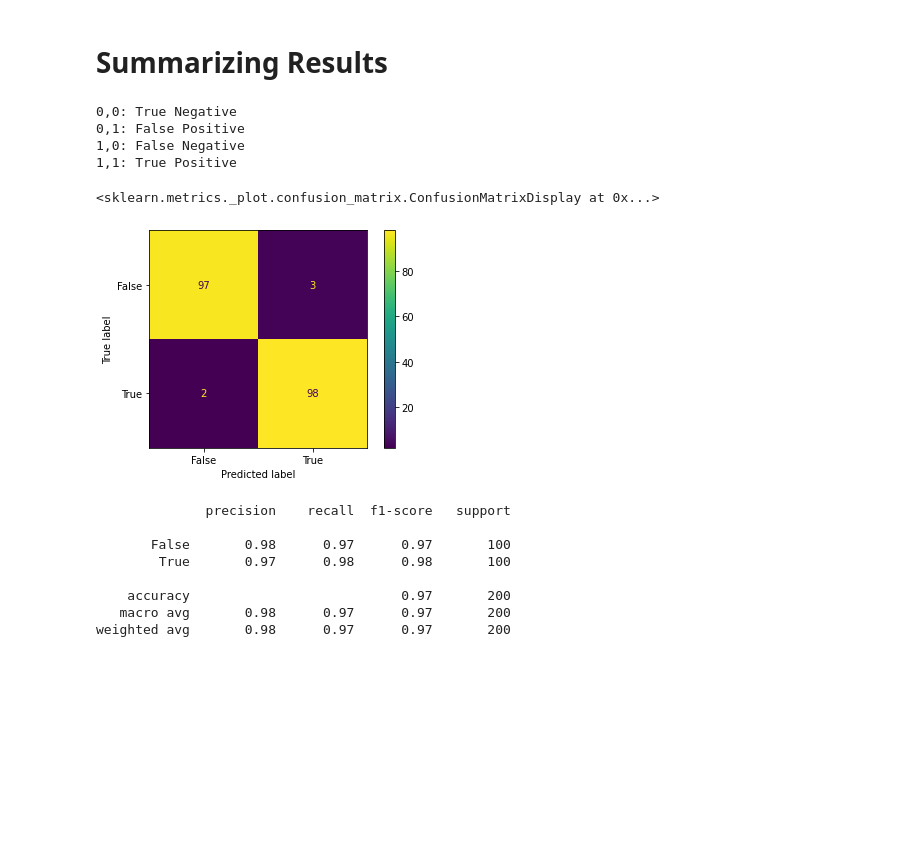
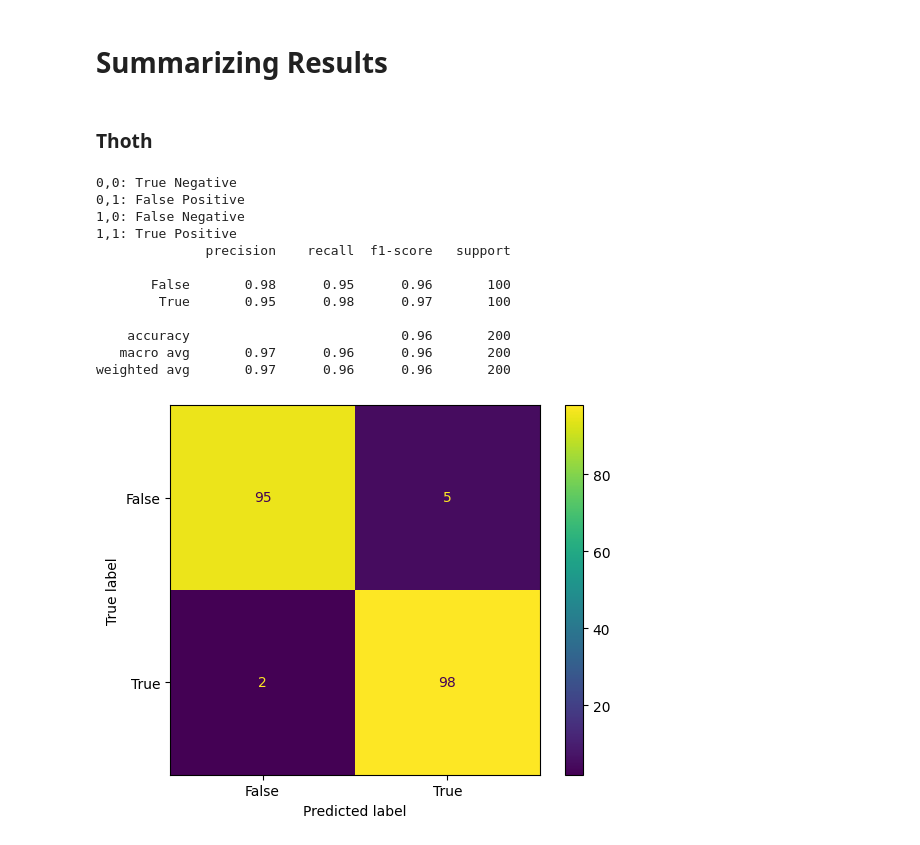
Before and after one commit to rafaelleinio/thoth, a Jupyter notebook: examples/example-02.ipynb, the cells around one changed output. Drawn from its saved outputs; the diff is of its cells as text; code cells hidden in the pictures; blank space fills up the shorter version.

Commit message:
✨ add example-02 comparing automatic anomaly detection with tfdv

```diff
--- a/examples/example-02.ipynb
+++ b/examples/example-02.ipynb
@@ -319,35 +678,3 @@ len([a for a in experiment_c_assessments if a.actual == a.expected]) / len(
 # %% [markdown]
 ## Experiment D
 Evaluating 25 random days for a synthetic anomaly. The synthetic anomaly for this experiment is simulating a daily batch where the review scores changed from 5-star rating to 10-star rating, causing a sudden shift in distribution.
-# %%
-experiment_d_assessments: List[Assessment] = []
-for ts in experiment_timestamps:
-    # assessing anomaly batch
-    anomaly_batch_df = (
-        spark.table("amazon_reviews_tests")
-        .withColumn("rating", spark_functions.expr("rating * 2"))
-        .where(f"timestamp = timestamp('{ts.isoformat()}')")
-    )
-    experiment_d_assessments.append(
-        Assessment(
-            expected=False,
-            actual=th.assess_new_ts(
-                df=anomaly_batch_df,
-                ts=ts,
-                dataset_uri="amazon_reviews",
-                session=session,
-                spark=spark,
-            ),
-        )
-    )
-
-    # cleaning timestamp with normal batch
-    th.assess_new_ts(
-        df=spark.table("amazon_reviews_tests").where(
-            f"timestamp = timestamp('{ts.isoformat()}')"
-        ),
-        ts=ts,
-        dataset_uri="amazon_reviews",
-        session=session,
-        spark=spark,
-    )
@@ -416,36 +979,35 @@ def build_true_pred(
         y_true += [a.expected for a in assessment]
         y_pred += [a.actual for a in assessment]
     return y_true, y_pred
+# %% [markdown]
+### Thoth
 # %%
 y_true, y_pred = build_true_pred(
     assessments_collection=[
-        experiment_a_assessments,
-        experiment_b_assessments,
-        experiment_c_assessments,
-        experiment_d_assessments,
-        experiment_e_assessments,
+        experiment_a_thoth_assessments,
+        experiment_b_thoth_assessments,
+        experiment_c_thoth_assessments,
+        experiment_d_thoth_assessments,
+        experiment_e_thoth_assessments,
     ]
 )
 print("0,0: True Negative")
 print("0,1: False Positive")
 print("1,0: False Negative")
 print("1,1: True Positive")
 ConfusionMatrixDisplay.from_predictions(y_true=y_true, y_pred=y_pred)
+print(classification_report(y_true=y_true, y_pred=y_pred))
 # %% [output]
 0,0: True Negative
 0,1: False Positive
 1,0: False Negative
 1,1: True Positive
+              precision    recall  f1-score   support
+
+       False       0.98      0.95      0.96       100
+        True       0.95      0.98      0.97       100
+
+    accuracy                           0.96       200
+   macro avg       0.97      0.96      0.96       200
+weighted avg       0.97      0.96      0.96       200
-<sklearn.metrics._plot.confusion_matrix.ConfusionMatrixDisplay at 0x...>
-[figure, old version]
+[figure, new version]
-# %%
-print(classification_report(y_true=y_true, y_pred=y_pred))
-# %% [output]
-              precision    recall  f1-score   support
-
-       False       0.98      0.97      0.97       100
-        True       0.97      0.98      0.98       100
-
-    accuracy                           0.97       200
-   macro avg       0.98      0.97      0.97       200
-weighted avg       0.98      0.97      0.97       200
```
Also changed, not shown: parts of 27 cells of this notebook.
